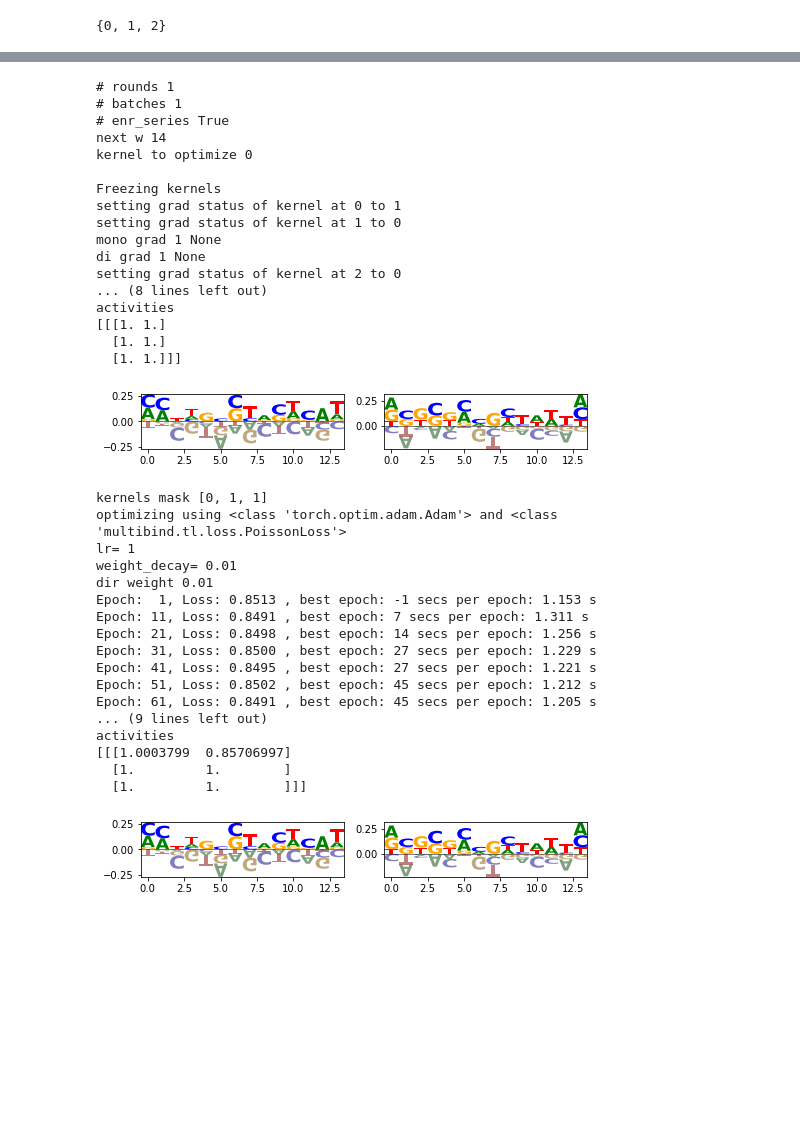
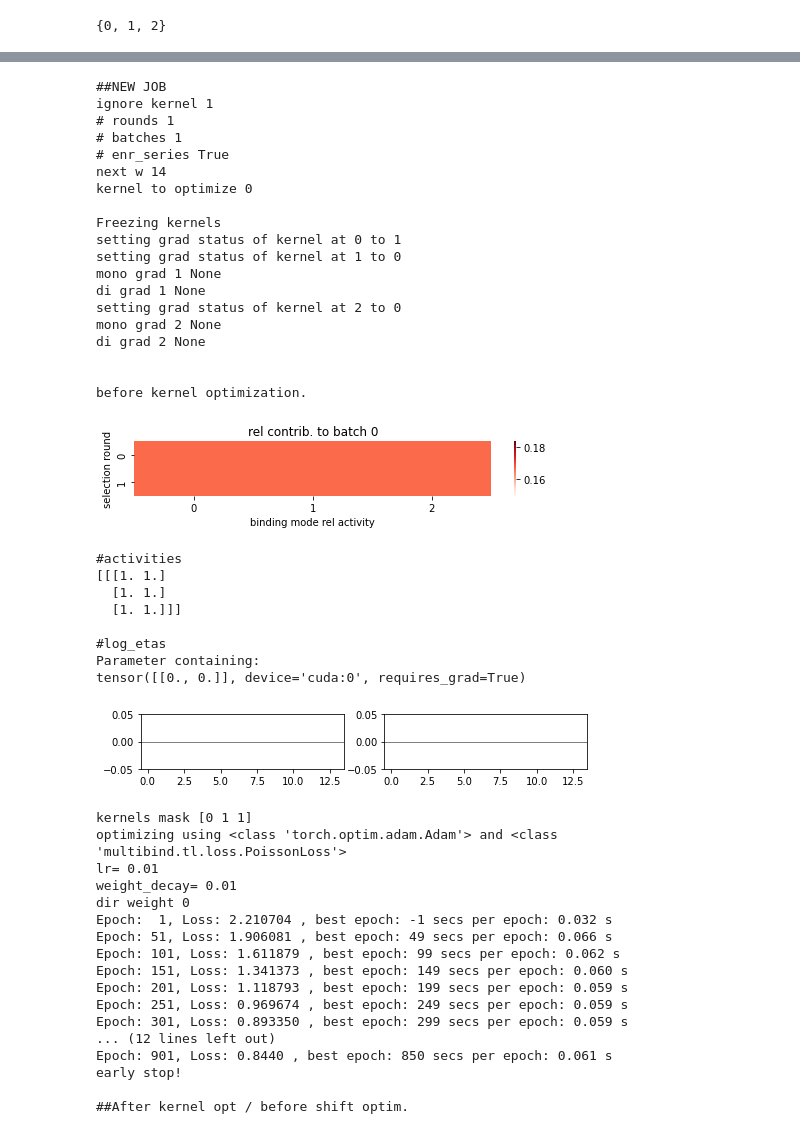
Before and after one commit to theislab/mubind, a Jupyter notebook: notebooks/16_CTCF.ipynb, the cells around one changed output, grey strips where cells are left out. Drawn from its saved outputs; the diff is of its cells as text; code cells hidden in the pictures; blank space fills up the shorter version.

Commit message:
custom_lr and backbone for ignoring kernels

```diff
--- a/notebooks/16_CTCF.ipynb
+++ b/notebooks/16_CTCF.ipynb
@@ -50,7 +51,7 @@ dataset = mb.datasets.SelexDataset(data, n_rounds=n_rounds)
 train = tdata.DataLoader(dataset=dataset, batch_size=256, shuffle=True)
 # %%
 # data = df.head(1000)
-data = df.sample(n=10000)
+data = df.sample(n=1000)
 # data = df.copy()
 # %%
 set(data[0])
@@ -64,5 +65,5 @@ rcParams['figure.figsize'] = 5, 1
 # %%
 print('loading object (# entries)', data.shape[0])
 dataset = mb.datasets.SelexDataset(data, n_rounds=n_rounds)
-train = tdata.DataLoader(dataset=dataset, batch_size=10000, shuffle=True)
+train = tdata.DataLoader(dataset=dataset, batch_size=67500, shuffle=True)
 # %% [output]
@@ -74,57 +75,71 @@ import numpy as np
 # %%
 # assign batch and data type
 
 # data['batch'] = 0
 # data['is_count_data'] = 1
 # n_batches=3
 
-dirichlet_regularization_log = -2
+dirichlet_regularization = 0
 # for dirichlet_regularization_log in range(-5, 3):
 
 from matplotlib import rcParams
 rcParams['figure.figsize'] = 8, 1
-model_by_k_next, res_next = mb.tl.train_iterative(train, device, min_w=14, show_logo=True, optimize_motif_shift=False,
-                                                  dirichlet_regularization=10 ** dirichlet_regularization_log,
-                                                  lr=[1, 0.1, 0.1], weight_decay=[0.01, 0.01, 0.01],
-                                                  num_epochs=1000, early_stopping=50, use_dinuc=False, # optimiser=torch.optim.LBFGS,
-                                                  max_w=15, n_kernels=3, log_each=10) #  seed=seed) # seeds.index[0]) #
-print('done....')
+
+for ignore_kernel in [1]: # [0, 1]:
+    print('\n\n##NEW JOB')
+    print('ignore kernel', ignore_kernel)
+    model_by_k, res_next = mb.tl.train_iterative(train, device, min_w=14, show_logo=True, optimize_motif_shift=True,
+                                                 dirichlet_regularization=dirichlet_regularization, # 10 ** dirichlet_regularization_log,
+                                                 lr=[0.01, 0.01, 0.01], weight_decay=[0.01, 0.001, 0.001], ignore_kernel=ignore_kernel,
+                                                 num_epochs=1000, early_stopping=50, use_dinuc=False, # optimiser=torch.optim.LBFGS,
+                                                 max_w=15, n_kernels=3, log_each=50, stop_at_kernel=None) #  seed=seed) # seeds.index[0]) #
+    print('##DONE....\n\n')
 # res = []
 # model_by_k = {}
 # %% [output]
+##NEW JOB
+ignore kernel 1
 # rounds 1
 # batches 1
 # enr_series True
 next w 14
 kernel to optimize 0
 
 Freezing kernels
 setting grad status of kernel at 0 to 1
 setting grad status of kernel at 1 to 0
 mono grad 1 None
 di grad 1 None
 setting grad status of kernel at 2 to 0
-... (8 lines left out)
-activities
-[[[1. 1.]
-  [1. 1.]
-  [1. 1.]]]
+mono grad 2 None
+di grad 2 None
+
+
+before kernel optimization.
-[figure, old version]
+[figure, new version]
-kernels mask [0, 1, 1]
-optimizing using <class 'torch.optim.adam.Adam'> and <class 'multibind.tl.loss.PoissonLoss'>
-lr= 1
-weight_decay= 0.01
-dir weight 0.01
-Epoch:  1, Loss: 0.8513 , best epoch: -1 secs per epoch: 1.153 s
-Epoch: 11, Loss: 0.8491 , best epoch: 7 secs per epoch: 1.311 s
-Epoch: 21, Loss: 0.8498 , best epoch: 14 secs per epoch: 1.256 s
-Epoch: 31, Loss: 0.8500 , best epoch: 27 secs per epoch: 1.229 s
-Epoch: 41, Loss: 0.8495 , best epoch: 27 secs per epoch: 1.221 s
-Epoch: 51, Loss: 0.8502 , best epoch: 45 secs per epoch: 1.212 s
-Epoch: 61, Loss: 0.8491 , best epoch: 45 secs per epoch: 1.205 s
-... (9 lines left out)
-activities
-[[[1.0003799  0.85706997]
-  [1.         1.        ]
-  [1.         1.        ]]]
+#activities
+[[[1. 1.]
+  [1. 1.]
+  [1. 1.]]]
+
+#log_etas
+Parameter containing:
+tensor([[0., 0.]], device='cuda:0', requires_grad=True)
-[figure, old version]
+[figure, new version]
+kernels mask [0 1 1]
+optimizing using <class 'torch.optim.adam.Adam'> and <class 'multibind.tl.loss.PoissonLoss'>
+lr= 0.01
+weight_decay= 0.01
+dir weight 0
+Epoch:  1, Loss: 2.210704 , best epoch: -1 secs per epoch: 0.032 s
+Epoch: 51, Loss: 1.906081 , best epoch: 49 secs per epoch: 0.066 s
+Epoch: 101, Loss: 1.611879 , best epoch: 99 secs per epoch: 0.062 s
+Epoch: 151, Loss: 1.341373 , best epoch: 149 secs per epoch: 0.060 s
+Epoch: 201, Loss: 1.118793 , best epoch: 199 secs per epoch: 0.059 s
+Epoch: 251, Loss: 0.969674 , best epoch: 249 secs per epoch: 0.059 s
+Epoch: 301, Loss: 0.893350 , best epoch: 299 secs per epoch: 0.059 s
+... (12 lines left out)
+Epoch: 901, Loss: 0.8440 , best epoch: 850 secs per epoch: 0.061 s
+early stop!
+
+##After kernel opt / before shift optim.
```
Also changed, not shown: parts of 6 cells of this notebook, 3 other files.
